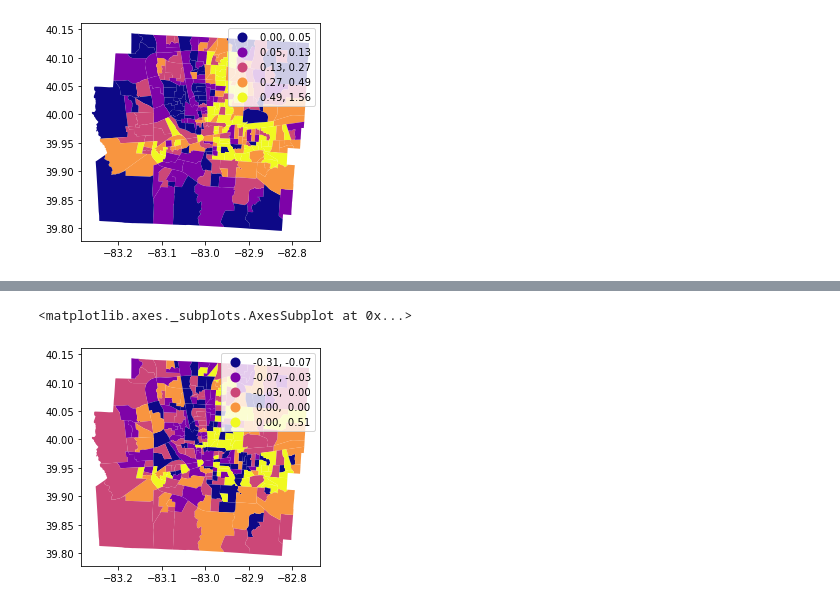
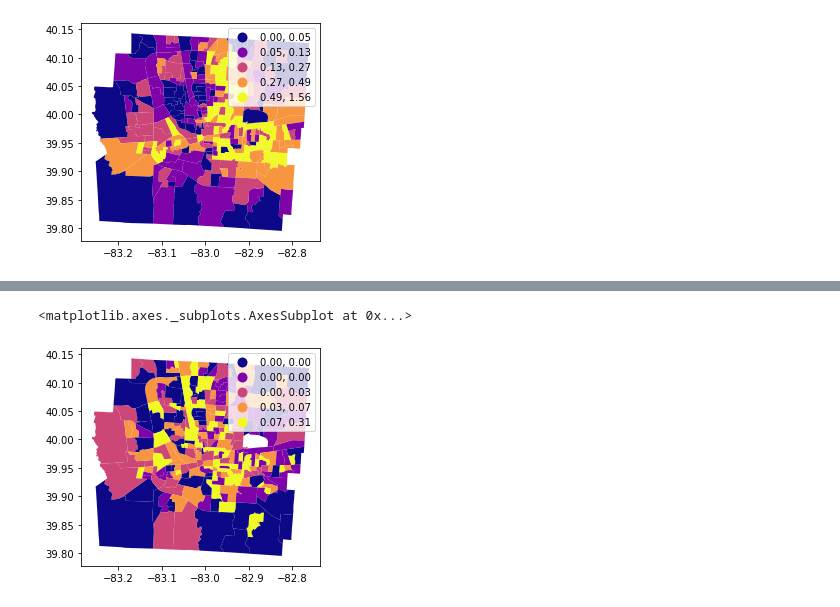
Before and after one commit to linyuehzzz/privacy-framework, a Jupyter notebook: set-coverage-exact-k.ipynb, the cells around one changed output, grey strips where cells are left out. Saved outputs shown, nothing was run; the diff lists cells and outputs as text; code cells hidden in the pictures.

```diff
--- a/set-coverage-exact-k.ipynb
+++ b/set-coverage-exact-k.ipynb
@@ -307,24 +289,24 @@ array([[[0., 0., 0., ..., 0., 0., 0.],
 # %% [markdown]
 Coverage II: neighboring
 # %%
-# import numpy as np
-# import geopandas as gpd
-# from pysal.lib import weights
+import numpy as np
+import geopandas as gpd
+from pysal.lib import weights
 
-# filename_gdf = 'data/franklin_tract10.json'
-# gdf = gpd.read_file(filename_gdf)
-# gdf['GEOID10'] = gdf['GEOID10'].astype(str)
-# wr = weights.distance.KNN.from_dataframe(gdf, k=10)
-# print(wr.neighbors[0])
+filename_gdf = 'data/franklin_tract10.json'
+gdf = gpd.read_file(filename_gdf)
+gdf['GEOID10'] = gdf['GEOID10'].astype(str)
+wr = weights.distance.KNN.from_dataframe(gdf, k=10)
+print(wr.neighbors[0])
 
-# ## define coverage aijk
-# T = np.zeros((I, I, K))
-# for i in wr.neighbors:
-#     neighbors_idx = wr.neighbors[i]
-#     for j in neighbors_idx:
-#         geoid = gdf.loc[[j],'GEOID10'].values[0]
-#         # idx = hist.loc[hist["TRACT"] == geoid].index[0]
-#         for k in range(K):
-#             if j not in V[k]:
-#                 T[i, j, k] = 1
-# T
+## define coverage aijk
+T = np.zeros((I, I, K))
+for i in wr.neighbors:
+    neighbors_idx = wr.neighbors[i]
+    for j in neighbors_idx:
+        geoid = gdf.loc[[j],'GEOID10'].values[0]
+        # idx = hist.loc[hist["TRACT"] == geoid].index[0]
+        for k in range(K):
+            if j not in V[k]:
+                T[i, j, k] = 1
+T
@@ -649,6 +650,6 @@ merged.plot(column=merged["0101_pct_after"], scheme='quantiles', cmap='plasma',
 # %%
-merged["0101_pct_dif"] = merged["0101_pct_after"] - merged["0101_pct_before"]
+merged["0101_pct_dif"] = abs(merged["0101_pct_after"] - merged["0101_pct_before"])
 merged.plot(column=merged["0101_pct_dif"], scheme='quantiles', cmap='plasma', legend=True)
 # %% [output]
 <matplotlib.axes._subplots.AxesSubplot at 0x...>
-[figure, old version]
+[figure, new version]
```
Also changed, not shown: parts of 11 cells of this notebook.
